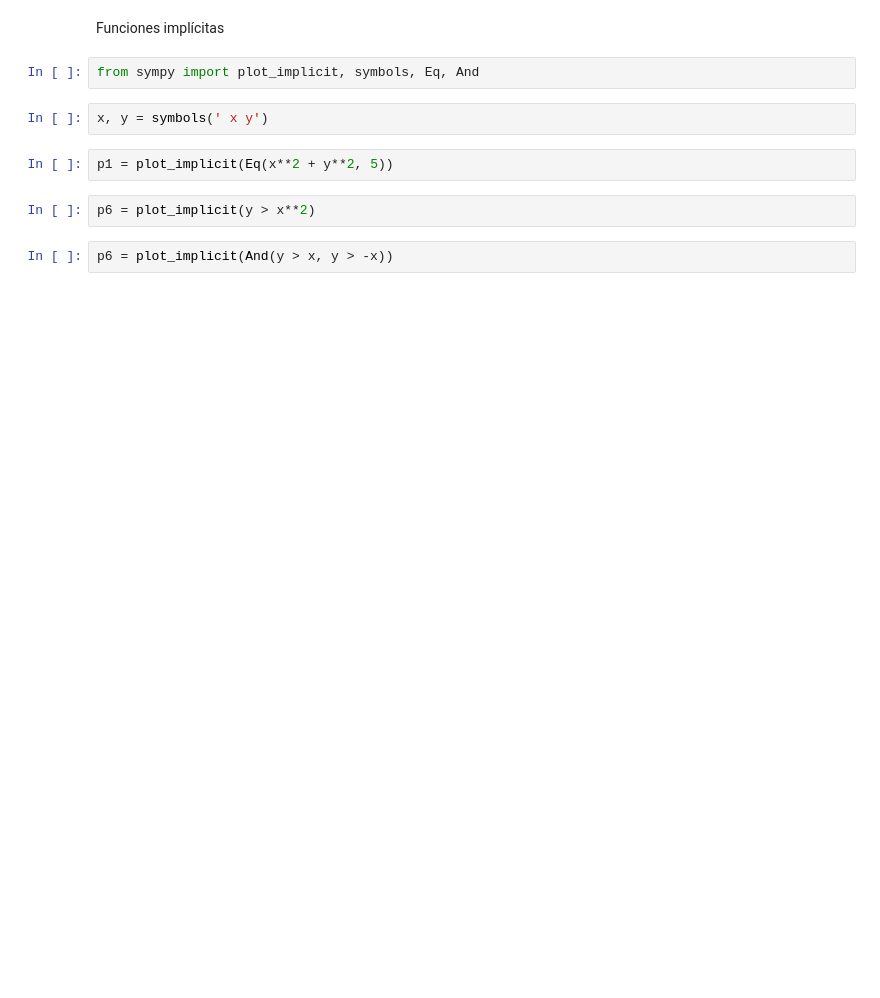
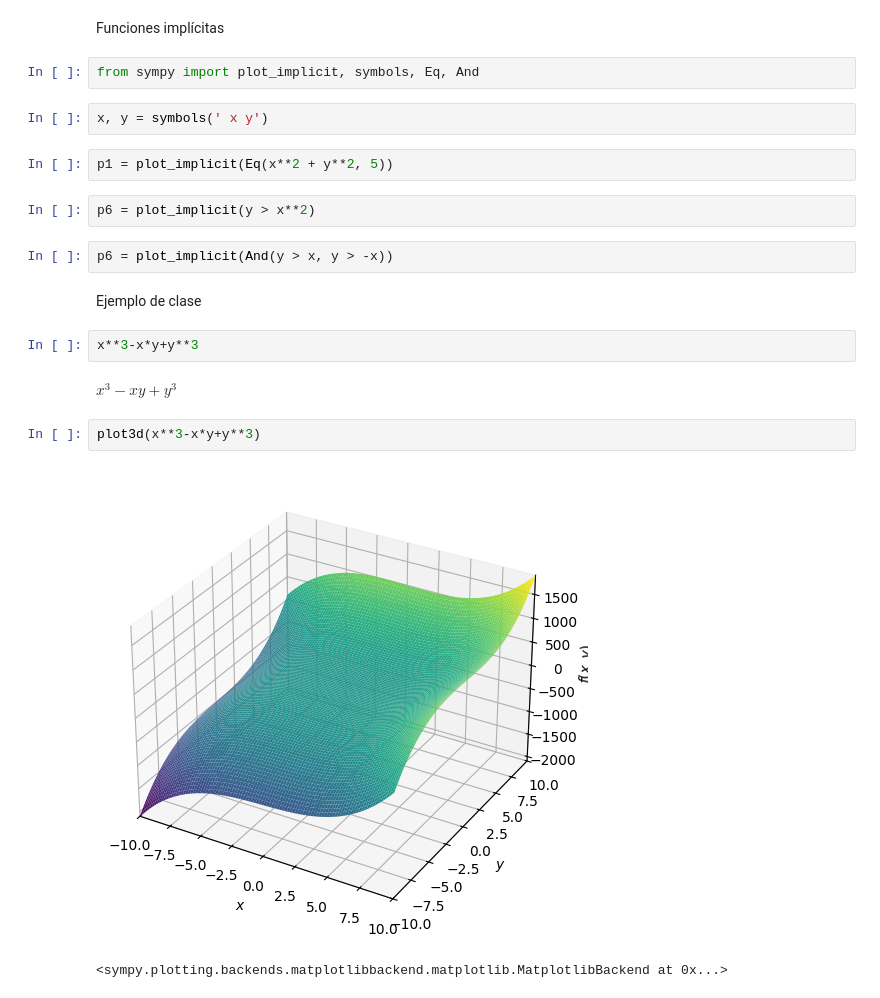
Before and after one commit to Guadalupe-218/EDP-1, a Jupyter notebook: Graficas_Sympy.ipynb, the cells around one changed output. Drawn from its saved outputs; the diff is of its cells as text; blank space fills up the shorter version.

```diff
--- a/Graficas_Sympy.ipynb
+++ b/Graficas_Sympy.ipynb
@@ -106,3 +118,14 @@ p1 = plot_implicit(Eq(x**2 + y**2, 5))
 p6 = plot_implicit(y > x**2)
 # %%
 p6 = plot_implicit(And(y > x, y > -x))
+# %% [markdown]
+Ejemplo de clase
+# %%
+x**3-x*y+y**3
+# %% [output]
+$\displaystyle x^{3} - x y + y^{3}$
+# %%
+plot3d(x**3-x*y+y**3)
+# %% [output]
+[figure, added]
+<sympy.plotting.backends.matplotlibbackend.matplotlib.MatplotlibBackend at 0x...>
```
Also changed, not shown: parts of 5 cells of this notebook.
